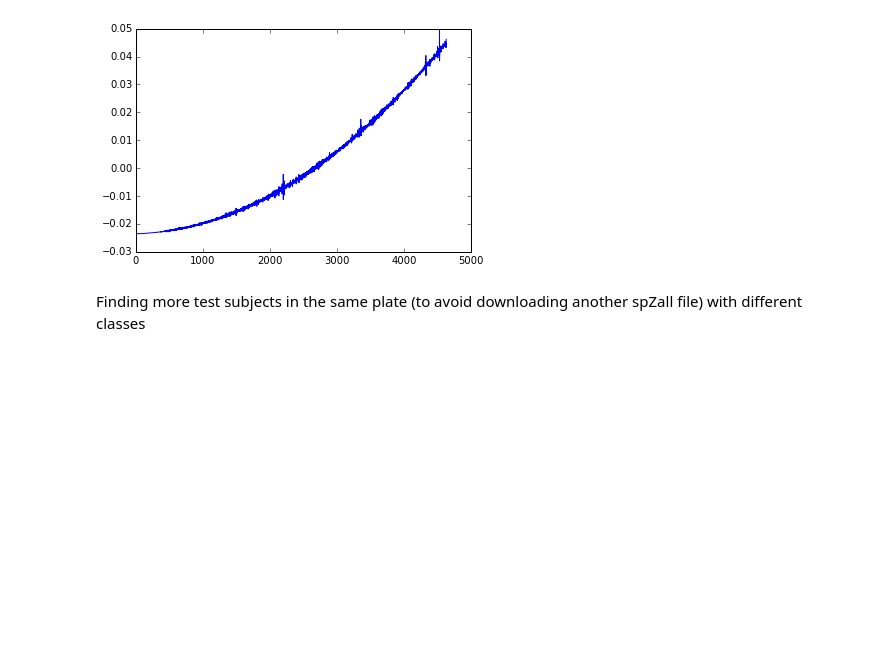
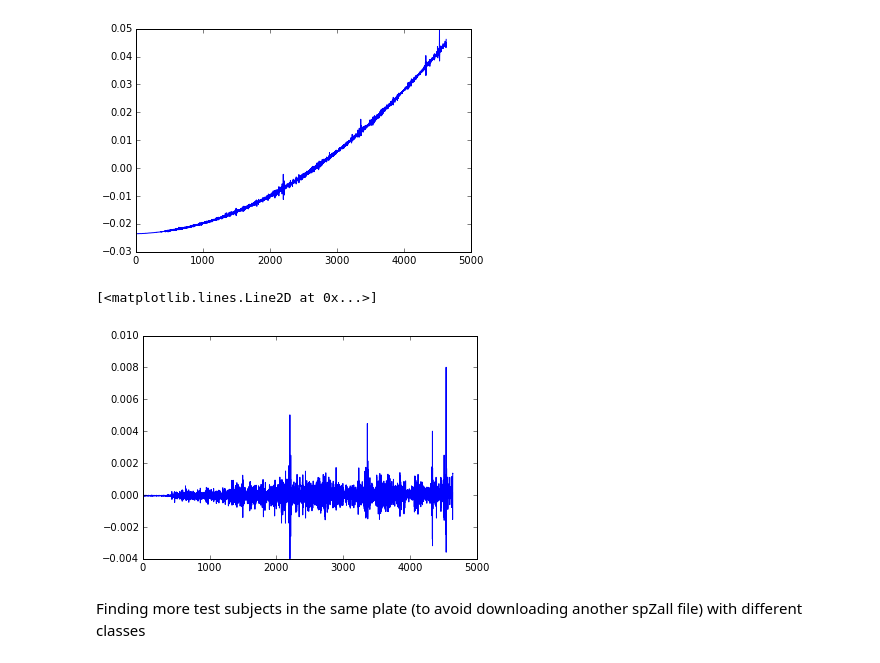
Before and after one commit to kgage/bossghost, a Jupyter notebook: ModelFlux.ipynb, the cells around one changed output. Saved outputs shown, nothing was run; the diff lists cells and outputs as text; code cells hidden in the pictures; blank space fills up the shorter version.

```diff
--- a/ModelFlux.ipynb
+++ b/ModelFlux.ipynb
@@ -108,6 +178,11 @@ plt.plot(test_model-model)
 # %% [output]
 [<matplotlib.lines.Line2D at 0x...>]
 [figure]
+# %%
+plt.plot(test_model2-model)
+# %% [output]
+[<matplotlib.lines.Line2D at 0x...>]
+[figure, added]
 # %% [markdown]
 Finding more test subjects in the same plate (to avoid downloading another spZall file) with different classes
 # %%
```
Also changed, not shown: parts of 9 cells of this notebook.
